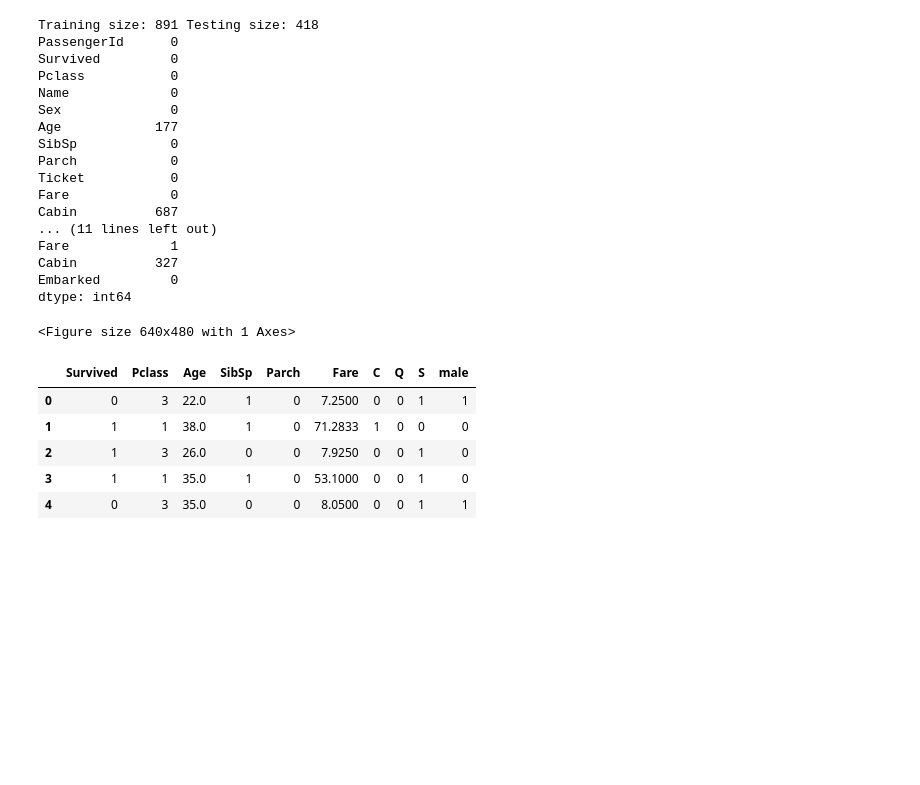
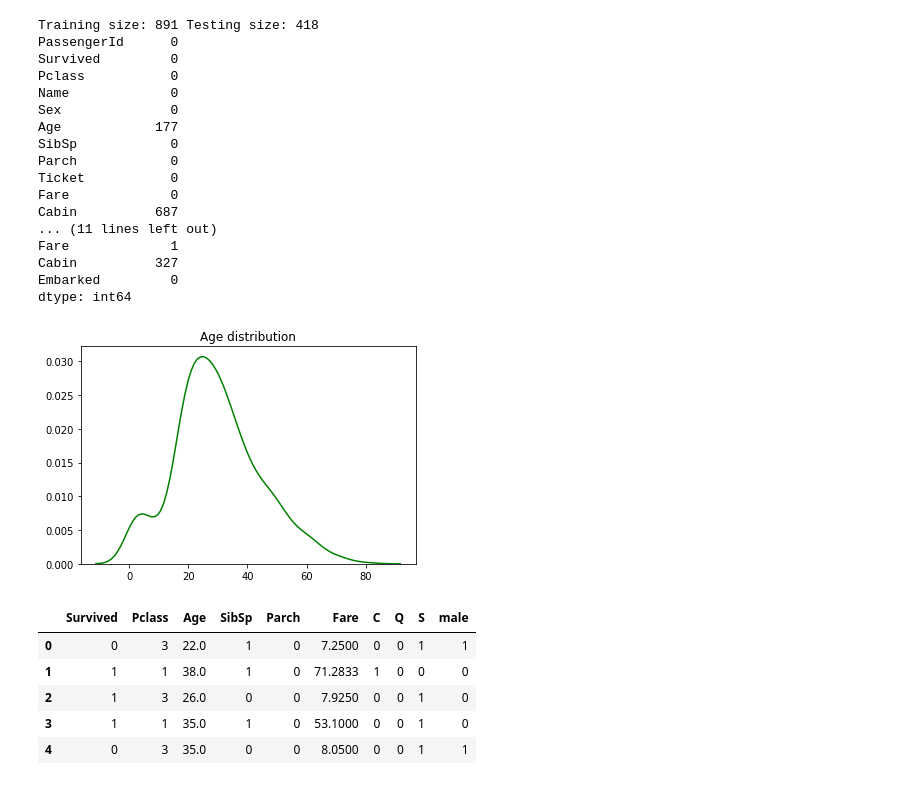
Before and after one commit to rootstrap/ml-training, a Jupyter notebook: titanic.ipynb, the cells around one changed output. Cells and saved outputs as stored; diff of their text form; code cells hidden in the pictures; blank space fills up the shorter version.

```diff
--- a/titanic.ipynb
+++ b/titanic.ipynb
@@ -2,8 +2,8 @@
 https://www.kaggle.com/c/titanic/data
 # %%
 import pandas as pd
-df_train = pd.read_csv('titanic/train.csv')
-df_test = pd.read_csv('titanic/test.csv')
+df_train = pd.read_csv('data/titanic/train.csv')
+df_test = pd.read_csv('data/titanic/test.csv')
 print(df_train.columns)
 # %% [output]
 Index(['PassengerId', 'Survived', 'Pclass', 'Name', 'Sex', 'Age', 'SibSp',
@@ -33,11 +33,11 @@ dtype: int64
 # %%
 import matplotlib.pyplot as plt
 import seaborn as sns
-sns.kdeplot(df_train['Age'].values, color='blue')
+sns.kdeplot(df_train[~df_train['Age'].isnull()]['Age'].values, color='green')
 plt.title('Age distribution')
 plt.show()
 # %% [output]
-<Figure size 640x480 with 1 Axes>
+[figure, added]
 # %%
 # Simulate age from a normal distribution
 
```
Also changed, not shown: parts of 1 cell of this notebook, 14 other files.
